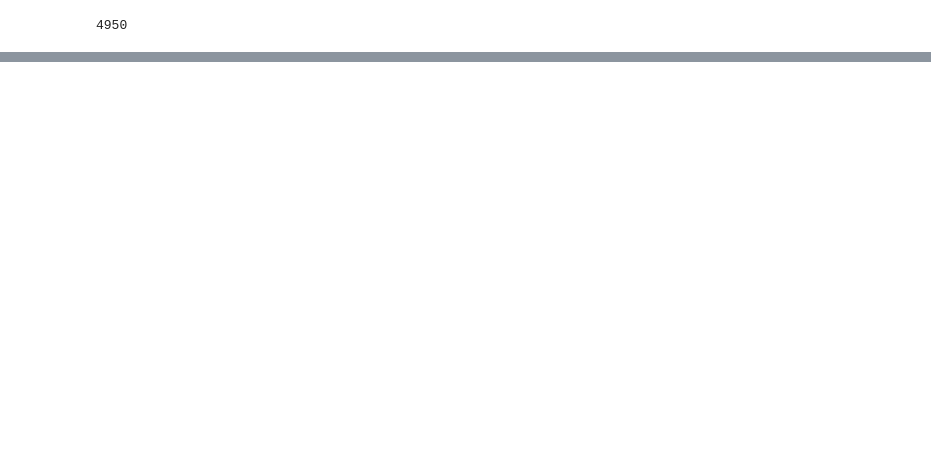
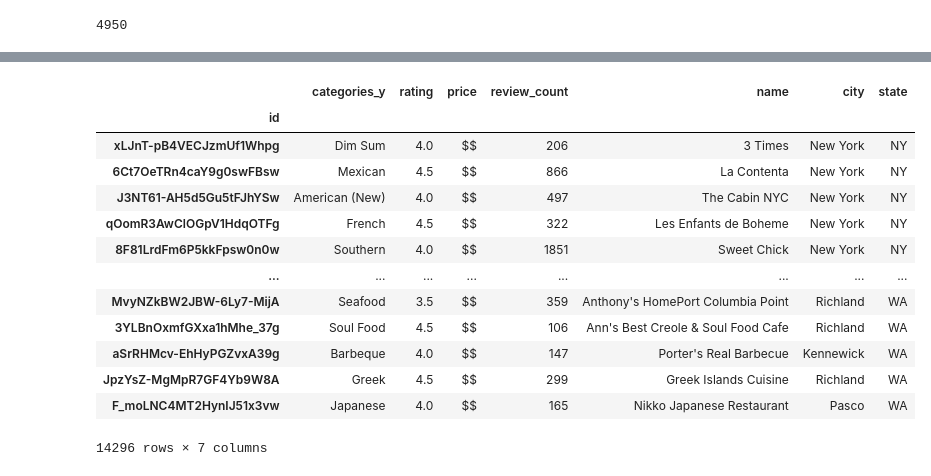
Before and after one commit to erikajwolf/Yelp_Metro_US_Analysis, a Jupyter notebook: Yelp_API.ipynb, the cells around one changed output, grey strips where cells are left out. Saved outputs shown, nothing was run; the diff lists cells and outputs as text; code cells hidden in the pictures; blank space fills up the shorter version.

Commit message:
adding csv with price revised in code

```diff
--- a/Yelp_API.ipynb
+++ b/Yelp_API.ipynb
@@ -383 +381,12 @@ yelp_panda_data_by_zip
 4950 rows × 15 columns
+# %%
+# merge difference data frame in one
+from functools import reduce
+
+#define list of DataFrames
+yelp_data_df2 = [yelp_panda_data_by_zip, location_update,categories_update]
+
+#merge all DataFrames into one
+data_df = reduce(lambda  left,right: pd.merge(left,right,on=['id'],
+                                            how='outer'), yelp_data_df2)
+data_df.head()
@@ -383,0 +401,20 @@ yelp_panda_data_by_zip
+# %%
+# selecting the columns and Loc from the original data frame
+new_yelp_data_df = data_df.loc[:,['categories_y','rating', 'price', 'review_count','name', 'city', 'state']]
+new_yelp_data_df = new_yelp_data_df.dropna()
+new_yelp_data_df
+# %% [output]
+|  | categories_y | rating | price | review_count | name | city | state |
+| id |  |  |  |  |  |  |  |
+| xLJnT-pB4VECJzmUf1Whpg | Dim Sum | 4.0 | $$ | 206 | 3 Times | New York | NY |
+| 6Ct7OeTRn4caY9g0swFBsw | Mexican | 4.5 | $$ | 866 | La Contenta | New York | NY |
+| J3NT61-AH5d5Gu5tFJhYSw | American (New) | 4.0 | $$ | 497 | The Cabin NYC | New York | NY |
+| qOomR3AwClOGpV1HdqOTFg | French | 4.5 | $$ | 322 | Les Enfants de Boheme | New York | NY |
+| 8F81LrdFm6P5kkFpsw0n0w | Southern | 4.0 | $$ | 1851 | Sweet Chick | New York | NY |
+| ... | ... | ... | ... | ... | ... | ... | ... |
+| MvyNZkBW2JBW-6Ly7-MijA | Seafood | 3.5 | $$ | 359 | Anthony's HomePort Columbia Point | Richland | WA |
+| 3YLBnOxmfGXxa1hMhe_37g | Soul Food | 4.5 | $$ | 106 | Ann's Best Creole & Soul Food Cafe | Richland | WA |
+| aSrRHMcv-EhHyPGZvxA39g | Barbeque | 4.0 | $$ | 147 | Porter's Real Barbecue | Kennewick | WA |
+| JpzYsZ-MgMpR7GF4Yb9W8A | Greek | 4.5 | $$ | 299 | Greek Islands Cuisine | Richland | WA |
+| F_moLNC4MT2HynIJ51x3vw | Japanese | 4.0 | $$ | 165 | Nikko Japanese Restaurant | Pasco | WA |
+14296 rows × 7 columns
```
Also changed, not shown: parts of 28 cells of this notebook, 1 other file.
